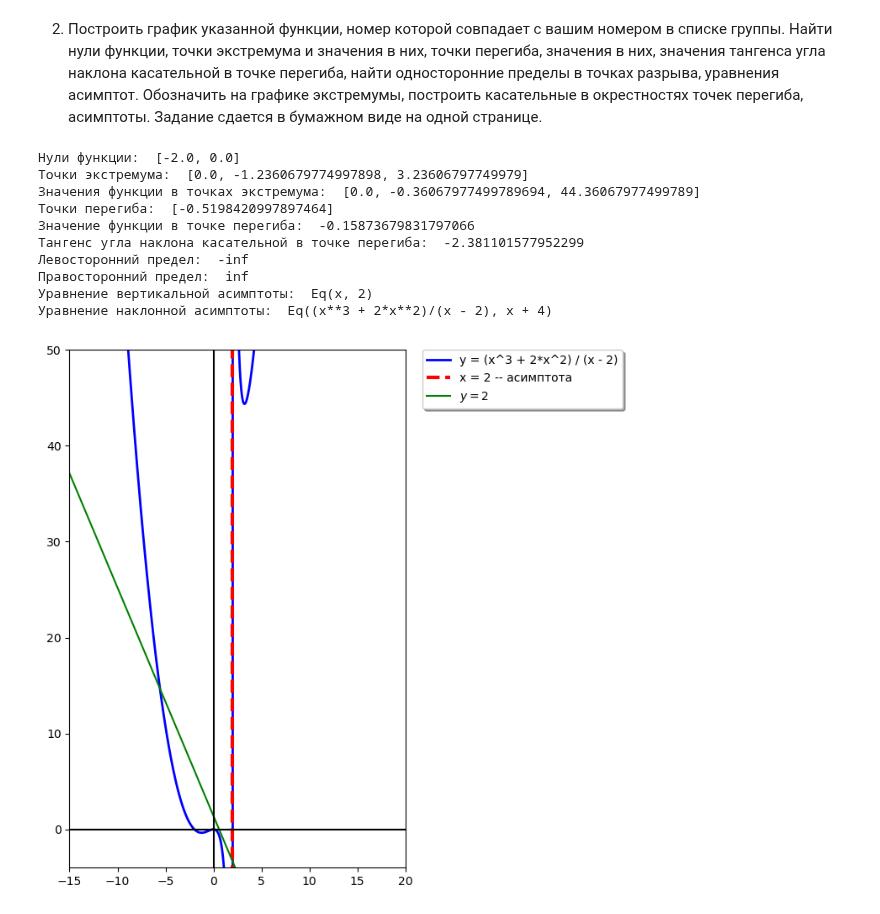
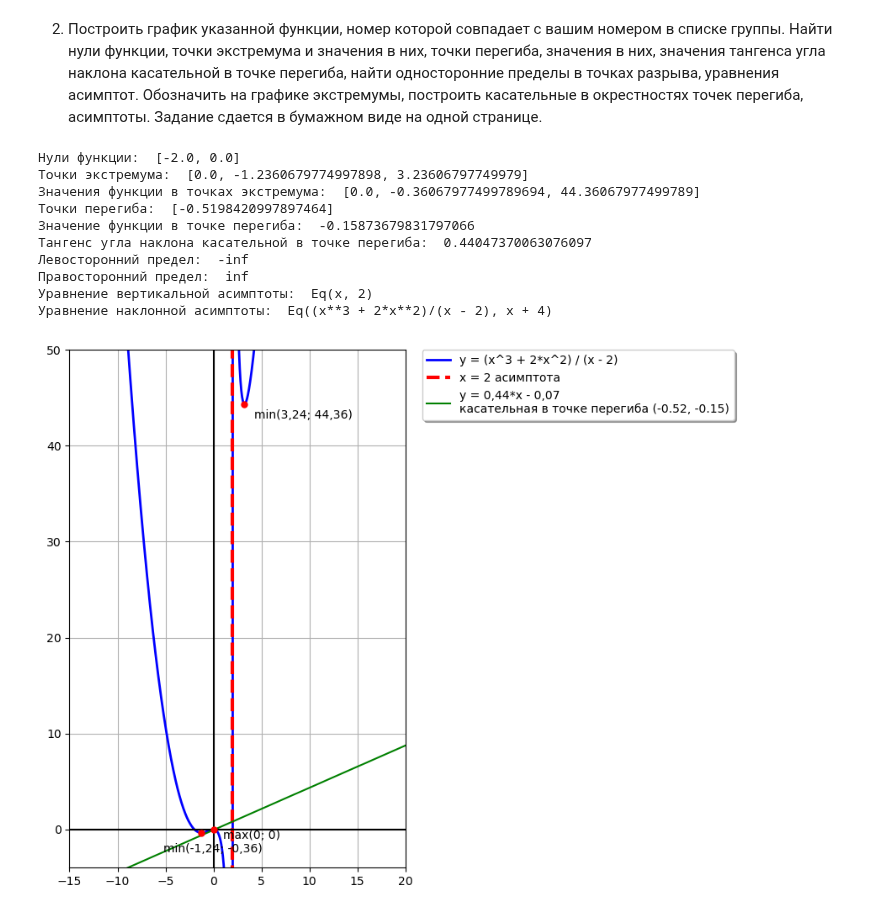
Before and after one commit to Jrvvv/Math_With_Py, a Jupyter notebook: basics_math/TotalWork2/TotalWork2.ipynb, the cells around one changed output. Cells and saved outputs as stored; diff of their text form; code cells hidden in the pictures.

```diff
--- a/basics_math/TotalWork2/TotalWork2.ipynb
+++ b/basics_math/TotalWork2/TotalWork2.ipynb
@@ -135,7 +135,7 @@ inflection_points = [float(p.evalf()) for p in sp.solve(sp.diff(y, x, 2), x)]
 inflection_value = float(y.subs({x: inflection_points[0]}).evalf())
 
 # 3) Находим значения тангенса угла наклона касательной в точке перегиба
-slope_tangent_inflection = float(sp.diff(y, x, 3).subs({x: inflection_points[0]}).evalf())
+slope_tangent_inflection = float(sp.diff(y).subs({x: inflection_points[0]}).evalf())
 
 # 4) Находим односторонние пределы в точках разрыва
 limit_left = float(sp.limit(y, x, 2, dir="-").evalf())
@@ -146,6 +146,9 @@ asymptote_vertical = sp.Eq(x, 2)
 div = sp.div(y, x**2)
 asymptote_oblique = sp.Eq(y, x + 4)
 
+
+print("Точки перегиба: ", inflection_points)
+print("Значение функции в точке перегиба: ", inflection_value)
 print("Нули функции: ", roots)
 print("Точки экстремума: ", extrema_points)
 print("Значения функции в точках экстремума: ", extrema_values)
@@ -157,6 +160,7 @@ print("Правосторонний предел: ", limit_right)
 print("Уравнение вертикальной асимптоты: ", asymptote_vertical)
 print("Уравнение наклонной асимптоты: ", asymptote_oblique)
 
+# Построение графиков
 x=np.linspace(-20,20,1000)
 plt.figure(figsize=(8, 8))
 
@@ -167,57 +171,48 @@ handle1, = plt.plot(x_orig, y_orig, color='b', linewidth=2.0, label='y = (x^3 +
 
 # построение асимптоты
 plt.axvline(x=2,  ymin=-5, ymax=49, color='r',
-          linewidth=3.0, linestyle='--', label='x = 2 -- асимптота')
+          linewidth=3.0, linestyle='--', label='x = 2 асимптота')
 
 # построение касательной в точке перегиба
 x_tangent = np.linspace(-20,20,1000)
+y_tangent = slope_tangent_inflection * x - (inflection_value - slope_tangent_inflection * inflection_points[0])
+handle2, = plt.plot(x_tangent, y_tangent, color='g', label='y = 0,44*x - 0,07\nкасательная в точке перегиба (-0.52, -0.15)')
 
-y_tangent = slope_tangent_inflection * x - (inflection_value - slope_tangent_inflection * inflection_points[0])
+#Точки экстремума (точки)
+plt.plot(extrema_points[0], extrema_values[0] ,'or', markersize=5)
+plt.plot(extrema_points[1], extrema_values[1] ,'or', markersize=5)
+plt.plot(extrema_points[2], extrema_values[2] ,'or', markersize=5)
 
-handle2, = plt.plot(x_tangent, y_tangent, color='g', label='$y = $')
+#Точки экстремума (значения)
+plt.text(extrema_points[0] + 1 , extrema_values[0] - 1, 'max(0; 0)')
+plt.text(extrema_points[1] - 4 , extrema_values[1] - 2, 'min(-1,24; -0,36)')
+plt.text(extrema_points[2] + 1 , extrema_values[2] - 1.5, 'min(3,24; 44,36)')
 
-# handle2, = plt.plot(x2, y2, color='r')
-# handle3, =   plt.plot(x3, y3, color='r')
-
-# plt.axvline(x=0, color='k')
-# plt.axhline(y=0, color='k')
-
-# handle4, = plt.plot(np.linspace(-8,8,10000),x*0+1,color='b', label='$y=1$')
-# handle5, = plt.plot(x*0-2,np.linspace(-8,8,10000),color='b', label='$x = -2$')
-# handle6, = plt.plot(x*0-1,np.linspace(-8,8,10000),color='b', label='$x = -1$')
-
-# POINTS
-# plt.plot(1,0,'or', markersize=20)
-# plt.plot(2,0,'or', markersize=20)
-
-# plt.plot(np.sqrt(2),((np.sqrt(2)**2-3*np.sqrt(2)+2)/(np.sqrt(2)**2+3*np.sqrt(2)+2)),'ob',markersize=5)
-
-plt.grid()
 plt.axis('square')
 plt.xlim((0-15,0+15))
 plt.ylim((0-5/np.sqrt(2),0+80/np.sqrt(2)))
 plt.legend(handles=[handle1, handle2])
 plt.legend(bbox_to_anchor=(1.05, 1), loc='upper left',
            borderaxespad=0.0, shadow=True)
 
+plt.grid(True)
 plt.axvline(x = 0, color = 'k')
 plt.axhline(y = 0, color = 'k')
 
-# plt.text(1-0.2, 0-0.2, '1,0')
-# plt.text(2-0.2, 0-0.2, '2,0')
-# plt.text(np.sqrt(2)-0.2, 0-0.2, '$np.sqrt(2),0')
+
+
 plt.axis([-15,20,-4,50])
-plt.grid()
+
 plt.show()
 # %% [output]
 Нули функции:  [-2.0, 0.0]
 Точки экстремума:  [0.0, -1.2360679774997898, 3.23606797749979]
 Значения функции в точках экстремума:  [0.0, -0.36067977499789694, 44.36067977499789]
 Точки перегиба:  [-0.5198420997897464]
 Значение функции в точке перегиба:  -0.15873679831797066
-Тангенс угла наклона касательной в точке перегиба:  -2.381101577952299
+Тангенс угла наклона касательной в точке перегиба:  0.44047370063076097
 Левосторонний предел:  -inf
 Правосторонний предел:  inf
 Уравнение вертикальной асимптоты:  Eq(x, 2)
 Уравнение наклонной асимптоты:  Eq((x**3 + 2*x**2)/(x - 2), x + 4)
-[figure, old version]
+[figure, new version]
```
